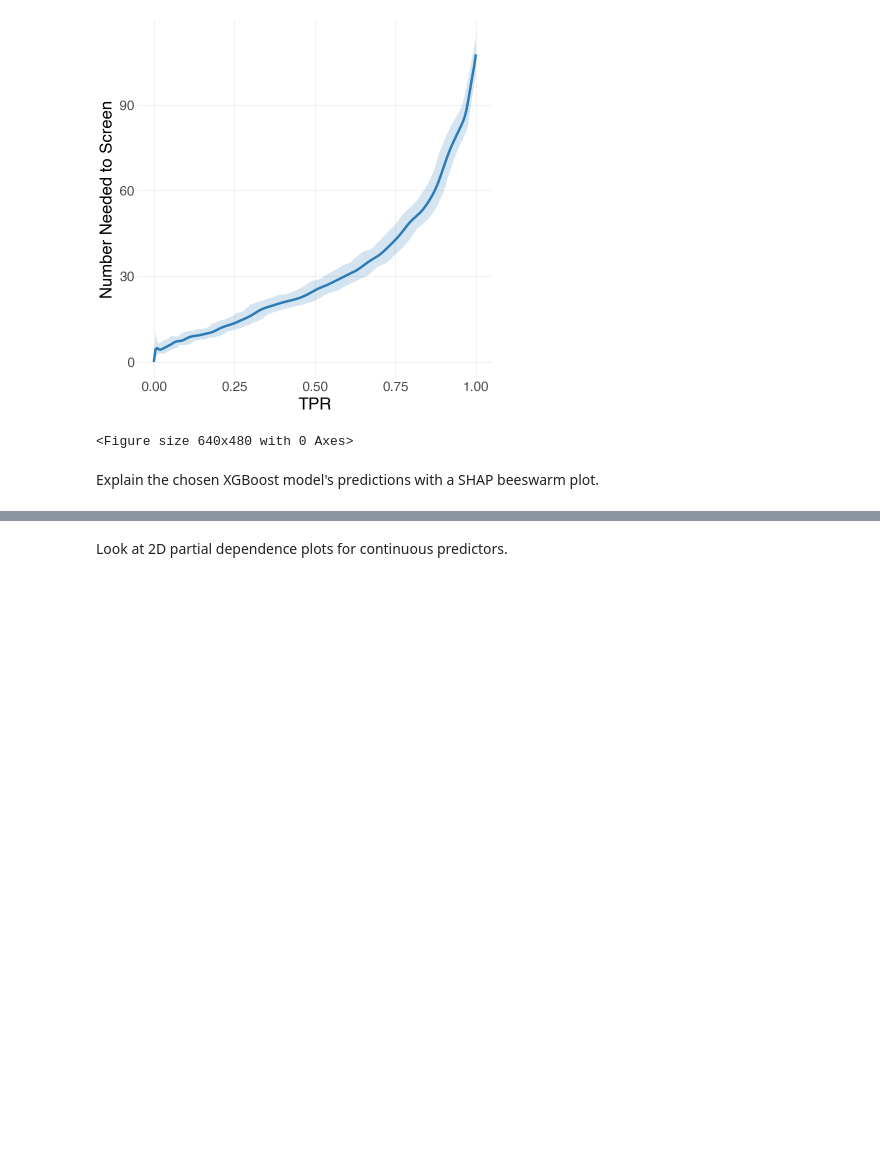
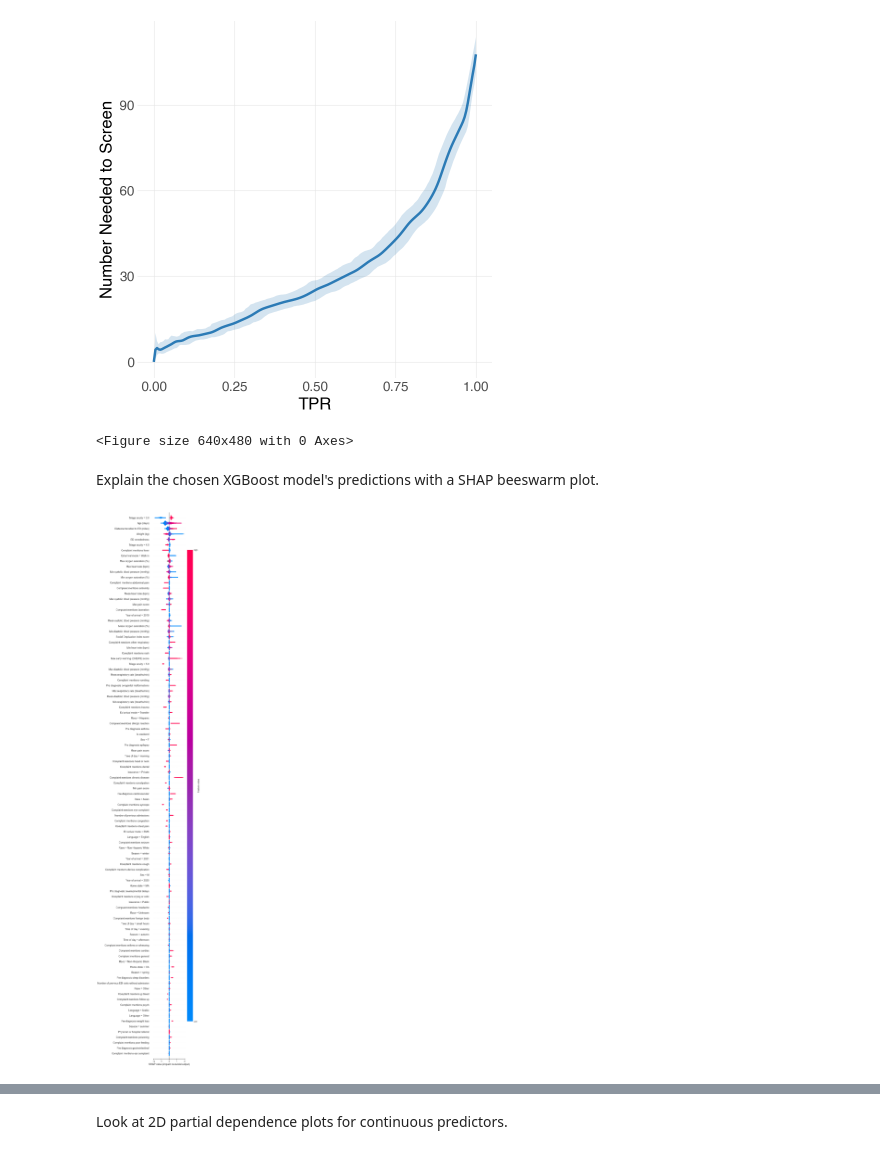
Before and after one commit to hcoggan/decompensation-prediction, a Jupyter notebook: predict-decompensation.ipynb, the cells around one changed output, grey strips where cells are left out. Saved outputs shown, nothing was run; the diff lists cells and outputs as text; code cells hidden in the pictures; blank space fills up the shorter version.

```diff
--- a/predict-decompensation.ipynb
+++ b/predict-decompensation.ipynb
@@ -1461,7 +1792,7 @@ feature_names = fitted_models["feature_names"]
 #xgb_model is the sklearn Pipeline built in cell 9; the classifier itself is the "model" step.
 xgb_estimator = xgb_model.named_steps["model"]
 
-[X_train, X_test, y_train, y_test, csn_train, csn_test] = joblib.load(save_filepath + "outputs/split.joblib")
+[X_train, X_test, y_train, y_test, csn_train, csn_test, _, _] = joblib.load(save_filepath + "outputs/split.joblib")
 
 #Sanity check: fitted-models.joblib and split.joblib should always be saved together by the
 #same run of cell 9, but if an old split.joblib or fitted-models.joblib is loaded alongside a
@@ -1515,33 +1846,35 @@ def humanize_feature_name(name):
     if name.startswith('complaint_contains_'):
         return f"Complaint mentions {name[len('complaint_contains_'):].replace('_', ' ')}"
 
     #One-hot categorical dummies (e.g. "triage_acuity_3.0", "ed_arrival_mode_Walk in",
     #"year_of_arrival_2019", "race_White", ...): show as "Base label = level".
     for cat_col in categorical_predictors:
         prefix = cat_col + '_'
         if name.startswith(prefix):
             level = name[len(prefix):]
             return f"{cat_col.replace('_', ' ').capitalize()} = {level}"
 
     #Fallback: just humanise the raw name.
     return name.replace('_', ' ').capitalize()
 
 FEATURE_LABELS = {name: humanize_feature_name(name) for name in feature_names}
 
 #SHAP beeswarm plot for the chosen XGBoost model on the held-out test set.
 explainer = shap.TreeExplainer(xgb_estimator)
 shap_values = explainer.shap_values(X_test_named)
 
 plt.figure()
 shap.summary_plot(
     shap_values, X_test_named,
     feature_names=[FEATURE_LABELS.get(c, c) for c in X_test_named.columns],
     max_display=100,
     show=False,
 )
 plt.tight_layout()
 plt.savefig(save_filepath + "outputs/shap_beeswarm.pdf", dpi=300, bbox_inches="tight")
 plt.show()
+# %% [output]
+[figure, added]
 # %%
 from sklearn.inspection import PartialDependenceDisplay
 from matplotlib.ticker import FuncFormatter
```
Also changed, not shown: parts of 11 cells of this notebook, 7 other files.
